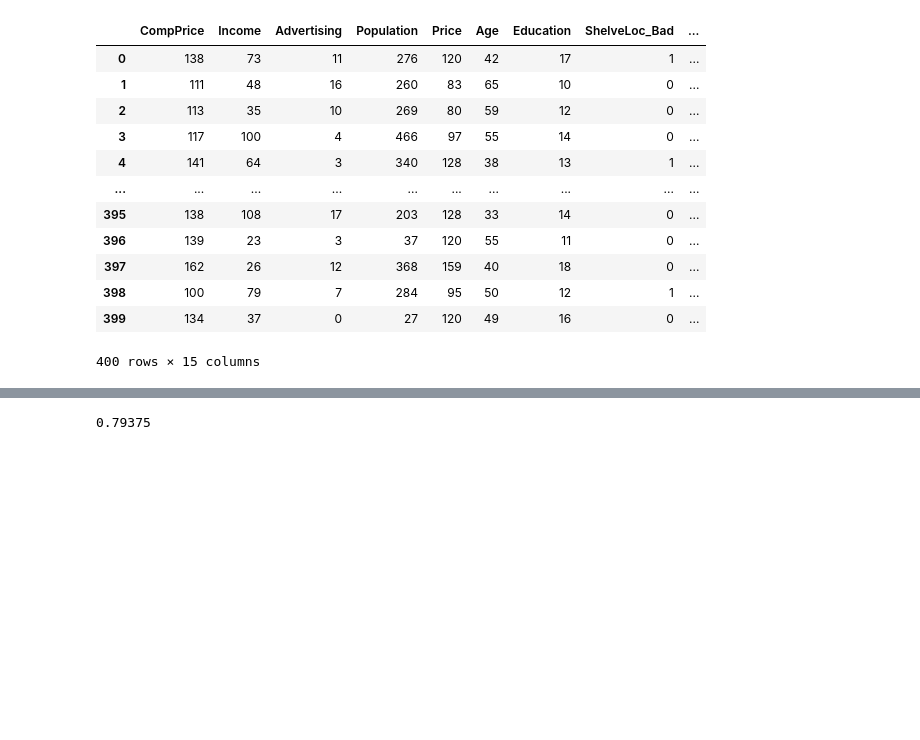
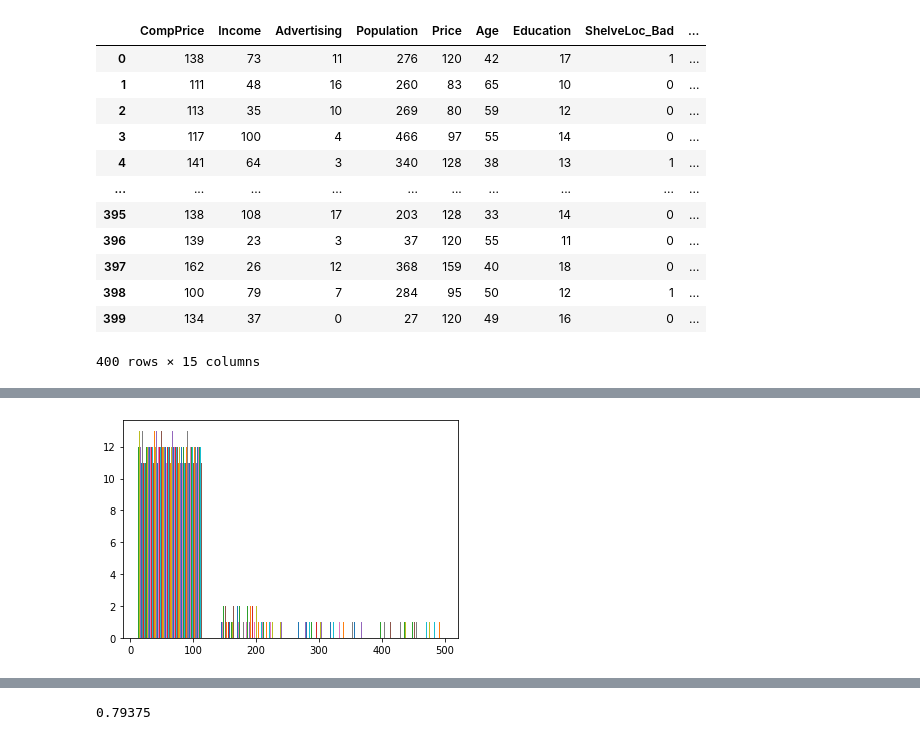
Before and after one commit to ch-aitali/assignments, a Jupyter notebook: Random_forest_Q1.ipynb, the cells around one changed output, grey strips where cells are left out. Drawn from its saved outputs; the diff is of its cells as text; code cells hidden in the pictures; blank space fills up the shorter version.

```diff
--- a/Random_forest_Q1.ipynb
+++ b/Random_forest_Q1.ipynb
@@ -112,0 +119,5 @@ Y = data1.iloc[:,14]
+# %%
+plt.hist(X, bins = 4)
+plt.show()
+# %% [output]
+[figure, added]
```
Also changed, not shown: parts of 5 cells of this notebook.
